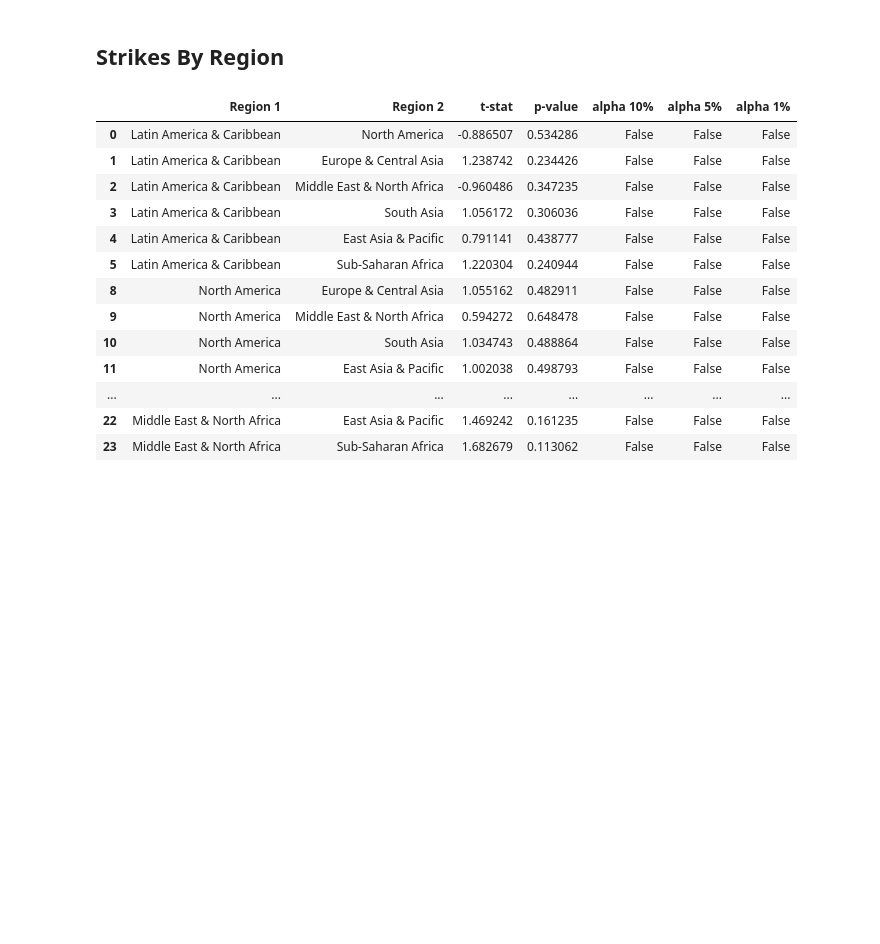
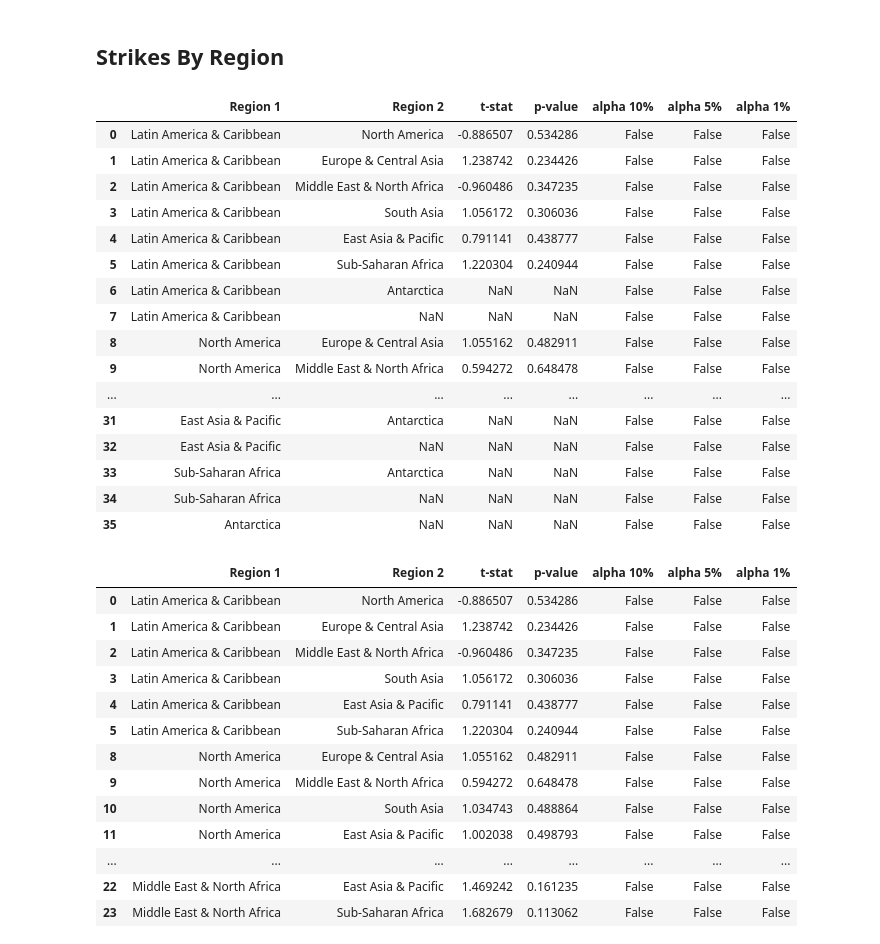
Before and after one commit to QED0711/nasa-meteorite-analysis, a Jupyter notebook: TESTING.ipynb, the cells around one changed output. Saved outputs shown, nothing was run; the diff lists cells and outputs as text; code cells hidden in the pictures; blank space fills up the shorter version.

```diff
--- a/TESTING.ipynb
+++ b/TESTING.ipynb
@@ -178,26 +179,44 @@ earth_strikes.loc[121, "region_wb"] = "Antarctica"
 # %%
-region = list(earth_strikes.region_wb.unique())
+def test_regions(df):
 
-samples = []
+    region = list(df.region_wb.unique())
 
-for r in region:
-    samples.append(earth_strikes[earth_strikes.region_wb == r].num_strikes)
+    samples = []
 
+    for r in region:
+        samples.append(df[df.region_wb == r].num_strikes)
 
+    test_results = []
+    alpha_list = (0.1, 0.05, 0.01) # the different alpha levels to test
+    for i in range(len(samples)):
+        for j in range(i + 1, len(samples)):
+            samp1, samp2 = samples[i], samples[j]
+            t_stat, p_value = ttest_ind(samp1, samp2, equal_var=False)
+            alpha_1, alpha_05, alpha_01 = (p_value < alpha_list[0],p_value < alpha_list[1], p_value < alpha_list[2])
 
-test_results = []
-alpha_list = (0.1, 0.05, 0.01) # the different alpha levels to test
-for i in range(len(samples)):
-    for j in range(i + 1, len(samples)):
-        samp1, samp2 = samples[i], samples[j]
-        t_stat, p_value = ttest_ind(samp1, samp2, equal_var=False)
-        alpha_1, alpha_05, alpha_01 = (p_value < alpha_list[0],p_value < alpha_list[1], p_value < alpha_list[2])
+            test_results.append((region[i], region[j], t_stat, p_value, alpha_1, alpha_05, alpha_01))
 
-        test_results.append((region[i], region[j], t_stat, p_value, alpha_1, alpha_05, alpha_01))
-
-region_strikes = pd.DataFrame(test_results, columns=["Region 1", "Region 2", "t-stat", "p-value", "alpha 10%", "alpha 5%", "alpha 1%"])
-
-region_strikes.dropna(inplace=True)
+    return pd.DataFrame(test_results, columns=["Region 1", "Region 2", "t-stat", "p-value", "alpha 10%", "alpha 5%", "alpha 1%"])
+# %%
+test_regions(earth_strikes)
+# %% [output]
+|  | Region 1 | Region 2 | t-stat | p-value | alpha 10% | alpha 5% | alpha 1% |
+| 0 | Latin America & Caribbean | North America | -0.886507 | 0.534286 | False | False | False |
+| 1 | Latin America & Caribbean | Europe & Central Asia | 1.238742 | 0.234426 | False | False | False |
+| 2 | Latin America & Caribbean | Middle East & North Africa | -0.960486 | 0.347235 | False | False | False |
+| 3 | Latin America & Caribbean | South Asia | 1.056172 | 0.306036 | False | False | False |
+| 4 | Latin America & Caribbean | East Asia & Pacific | 0.791141 | 0.438777 | False | False | False |
+| 5 | Latin America & Caribbean | Sub-Saharan Africa | 1.220304 | 0.240944 | False | False | False |
+| 6 | Latin America & Caribbean | Antarctica | NaN | NaN | False | False | False |
+| 7 | Latin America & Caribbean | NaN | NaN | NaN | False | False | False |
+| 8 | North America | Europe & Central Asia | 1.055162 | 0.482911 | False | False | False |
+| 9 | North America | Middle East & North Africa | 0.594272 | 0.648478 | False | False | False |
+| ... | ... | ... | ... | ... | ... | ... | ... |
+| 31 | East Asia & Pacific | Antarctica | NaN | NaN | False | False | False |
+| 32 | East Asia & Pacific | NaN | NaN | NaN | False | False | False |
+| 33 | Sub-Saharan Africa | Antarctica | NaN | NaN | False | False | False |
+| 34 | Sub-Saharan Africa | NaN | NaN | NaN | False | False | False |
+| 35 | Antarctica | NaN | NaN | NaN | False | False | False |
 # %%
 # region_strikes.to_csv("tables/strikes_per_region.csv", index=False)
 region_strikes
```
Also changed, not shown: parts of 4 cells of this notebook, 3 other files.
